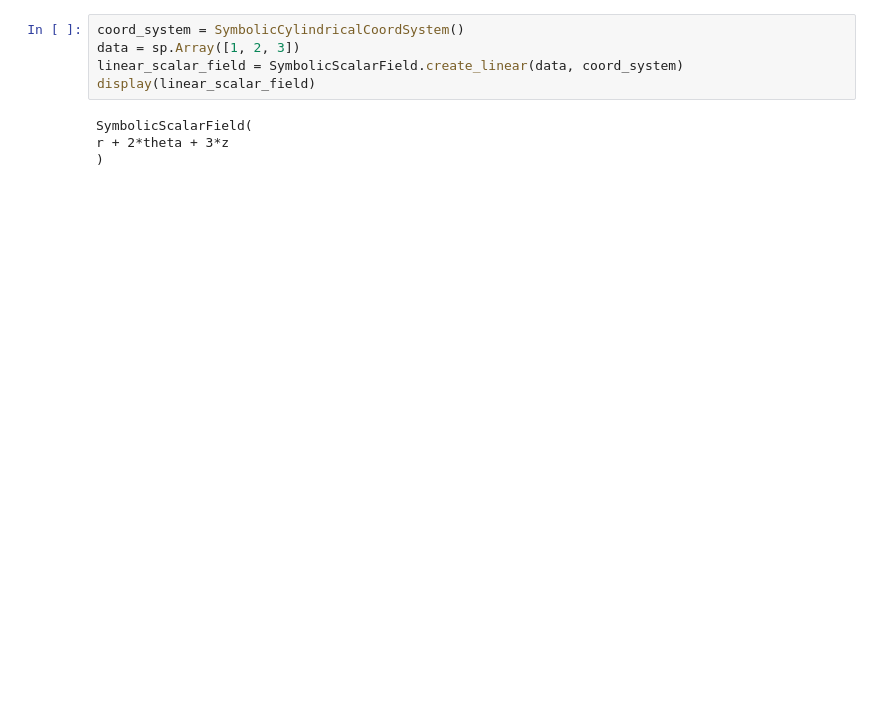
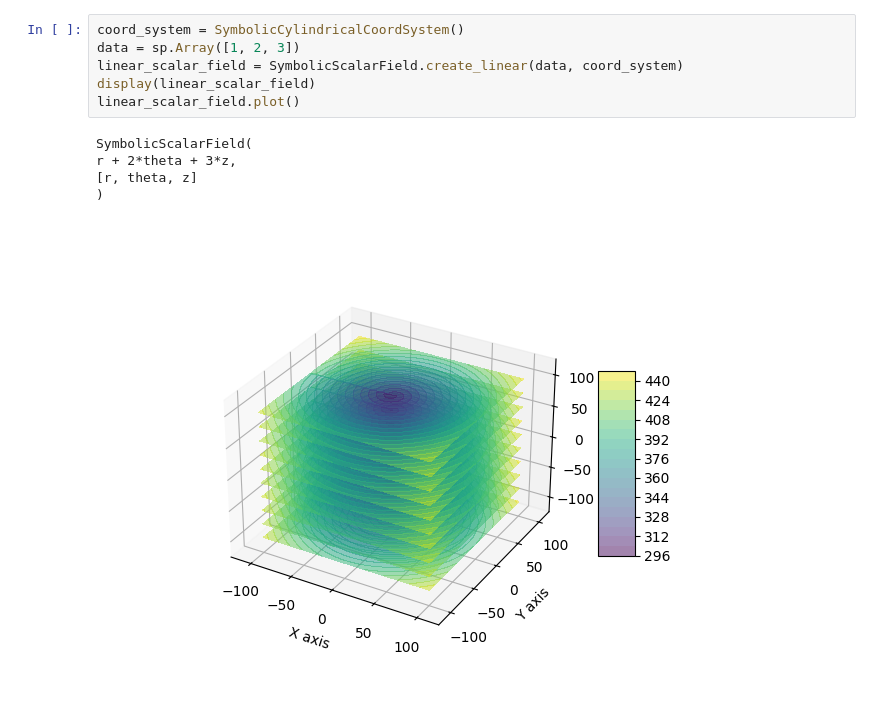
Before and after one commit to obouchaara/mechpy, a Jupyter notebook: notebooks/field_2.ipynb, the cells around one changed output. Cells and saved outputs as stored; diff of their text form; blank space fills up the shorter version.

```diff
--- a/notebooks/field_2.ipynb
+++ b/notebooks/field_2.ipynb
@@ -45,12 +49,15 @@ r + 2*theta + 3*z
 # %%
 coord_system = SymbolicCylindricalCoordSystem()
 data = sp.Array([1, 2, 3])
 linear_scalar_field = SymbolicScalarField.create_linear(data, coord_system)
 display(linear_scalar_field)
+linear_scalar_field.plot()
 # %% [output]
 SymbolicScalarField(
-r + 2*theta + 3*z
+r + 2*theta + 3*z,
+[r, theta, z]
 )
+[figure, added]
 # %%
 coord_system = SymbolicSphericalCoordSystem()
 data = sp.Array([1, 2, 3])
```
Also changed, not shown: parts of 7 cells of this notebook, 12 other files.
